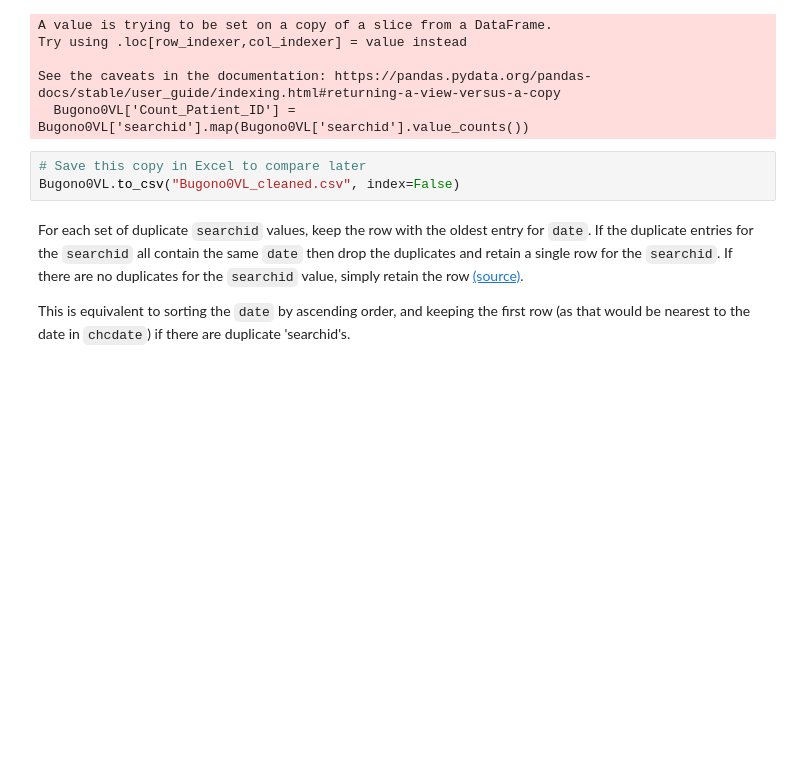
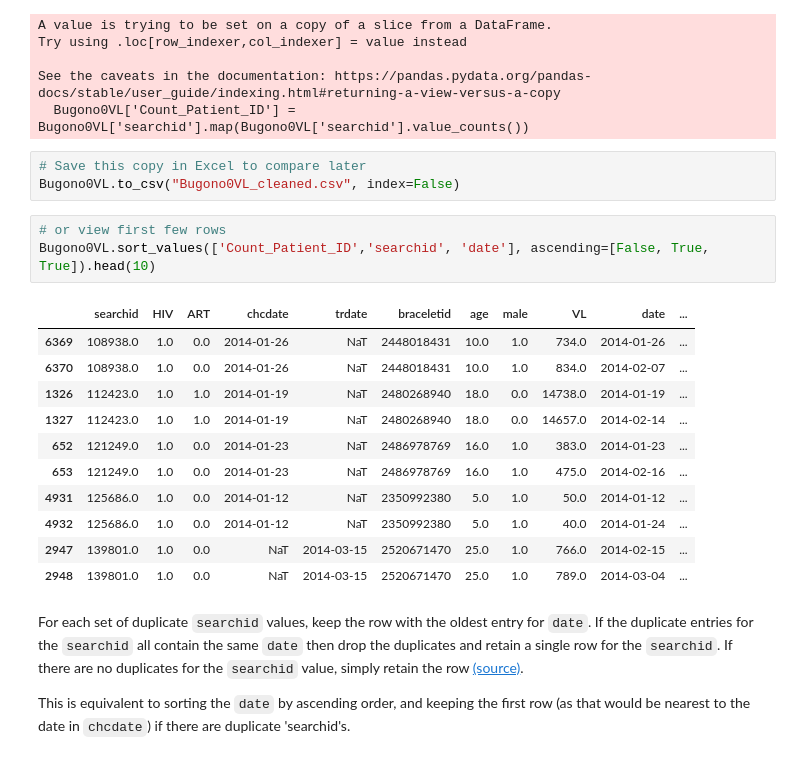
Before and after one commit to amywang27/Dataquest-Data-Scientist-in-Python-Projects, a Jupyter notebook: UCSF SEARCH.ipynb, the cells around one changed output. Saved outputs shown, nothing was run; the diff lists cells and outputs as text; blank space fills up the shorter version.

Commit message:
UCSF SEARCH

```diff
--- a/UCSF SEARCH.ipynb
+++ b/UCSF SEARCH.ipynb
@@ -237,6 +237,21 @@ See the caveats in the documentation: https://pandas.pydata.org/pandas-docs/stab
 # %%
 # Save this copy in Excel to compare later
 Bugono0VL.to_csv("Bugono0VL_cleaned.csv", index=False)
+# %%
+# or view first few rows
+Bugono0VL.sort_values(['Count_Patient_ID','searchid', 'date'], ascending=[False, True, True]).head(10)
+# %% [output]
+|  | searchid | HIV | ART | chcdate | trdate | braceletid | age | male | VL | date | ... |
+| 6369 | 108938.0 | 1.0 | 0.0 | 2014-01-26 | NaT | 2448018431 | 10.0 | 1.0 | 734.0 | 2014-01-26 | ... |
+| 6370 | 108938.0 | 1.0 | 0.0 | 2014-01-26 | NaT | 2448018431 | 10.0 | 1.0 | 834.0 | 2014-02-07 | ... |
+| 1326 | 112423.0 | 1.0 | 1.0 | 2014-01-19 | NaT | 2480268940 | 18.0 | 0.0 | 14738.0 | 2014-01-19 | ... |
+| 1327 | 112423.0 | 1.0 | 1.0 | 2014-01-19 | NaT | 2480268940 | 18.0 | 0.0 | 14657.0 | 2014-02-14 | ... |
+| 652 | 121249.0 | 1.0 | 0.0 | 2014-01-23 | NaT | 2486978769 | 16.0 | 1.0 | 383.0 | 2014-01-23 | ... |
+| 653 | 121249.0 | 1.0 | 0.0 | 2014-01-23 | NaT | 2486978769 | 16.0 | 1.0 | 475.0 | 2014-02-16 | ... |
+| 4931 | 125686.0 | 1.0 | 0.0 | 2014-01-12 | NaT | 2350992380 | 5.0 | 1.0 | 50.0 | 2014-01-12 | ... |
+| 4932 | 125686.0 | 1.0 | 0.0 | 2014-01-12 | NaT | 2350992380 | 5.0 | 1.0 | 40.0 | 2014-01-24 | ... |
+| 2947 | 139801.0 | 1.0 | 0.0 | NaT | 2014-03-15 | 2520671470 | 25.0 | 1.0 | 766.0 | 2014-02-15 | ... |
+| 2948 | 139801.0 | 1.0 | 0.0 | NaT | 2014-03-15 | 2520671470 | 25.0 | 1.0 | 789.0 | 2014-03-04 | ... |
 # %% [markdown]
 For each set of duplicate `searchid` values, keep the row with the oldest entry for `date`. If the duplicate entries for the `searchid` all contain the same `date` then drop the duplicates and retain a single row for the `searchid`. If there are no duplicates for the `searchid` value, simply retain the row [(source)](https://stackoverflow.com/questions/52395820/drop-duplicates-keep-most-recent-date-pandas-dataframe).
 
```
Also changed, not shown: parts of 1 cell of this notebook.
